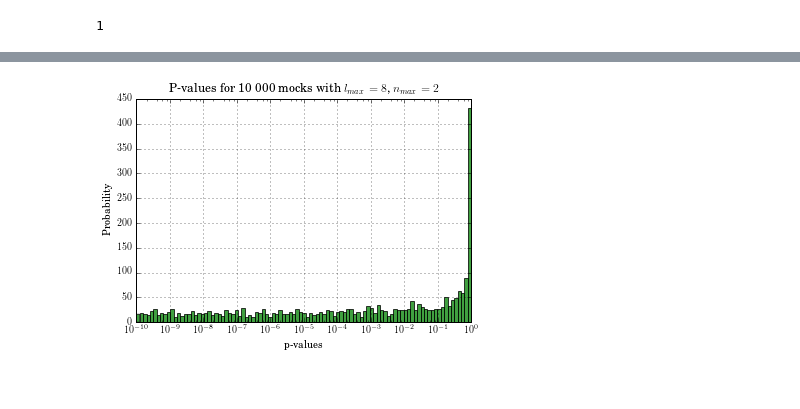
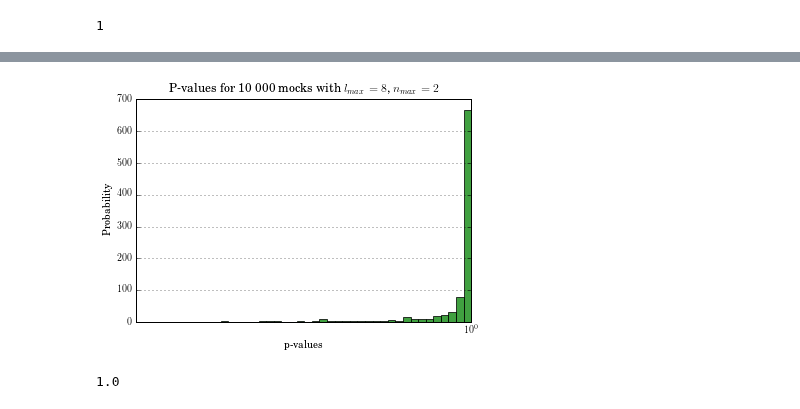
Before and after one commit to LaurencePeanuts/Music, a Jupyter notebook: Scripts/Robustness_notebook.ipynb, the cells around one changed output, grey strips where cells are left out. Saved outputs shown, nothing was run; the diff lists cells and outputs as text; code cells hidden in the pictures.

```diff
--- a/Scripts/Robustness_notebook.ipynb
+++ b/Scripts/Robustness_notebook.ipynb
@@ -125,26 +97,33 @@ for a in range(10000):
     pvals = np.append(pvals, p_value)
     chi2vals = np.append(chi2vals, chi2value)
 # %%
-n, bins, patches = plt.hist(pvals,bins=np.logspace(-10., 0.0, 100), facecolor='green', alpha=0.75)
+n, bins, patches = plt.hist(pvals,bins=np.logspace(-0.05, 0.0, 100), facecolor='green', alpha=0.75)
 plt.gca().set_xscale("log")
+#n, bins, patches = plt.hist(pvals,bins=np.linspace(0.9, 1.0, 100), facecolor='green', alpha=0.75)
 plt.rc('text', usetex=True)
 plt.rc('font', family='serif')
 
 plt.xlabel(r'p-values')
 plt.ylabel('Probability')
 plt.title(r'P-values for 10 000 mocks with $l_{max}=8$, $n_{max}=2$')
+plt.xlim(0.95,1)
 
 #x = np.linspace(norm.ppf(0.01, loc=1, scale=0.19), norm.ppf(0.99, loc=1,  scale=0.19), 100)
 #x=np.linspace(0,1.6, 100)
 #rv = norm()
 #plt.plot(x, norm.pdf(x, loc=1.02, scale=0.14), 'k-', lw=2, label='frozen pdf')
 
 
 #plt.axis([40, 160, 0, 0.03])
 plt.grid(True)
 
 plt.savefig('RobustnessAnalysis/pvalshist_lmax8_nmax2.png')
 
 plt.show()
 # %% [output]
-[figure, old version]
+[figure, new version]
+# %%
+from scipy.stats import chi2
+chi2.cdf(548, 64)
+# %% [output]
+1.0
```
Also changed, not shown: parts of 23 cells of this notebook, 3 other files.
